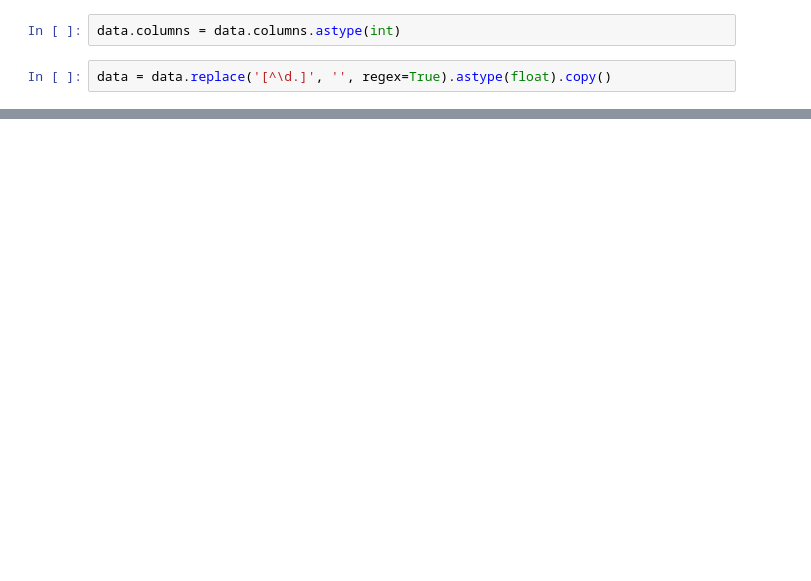
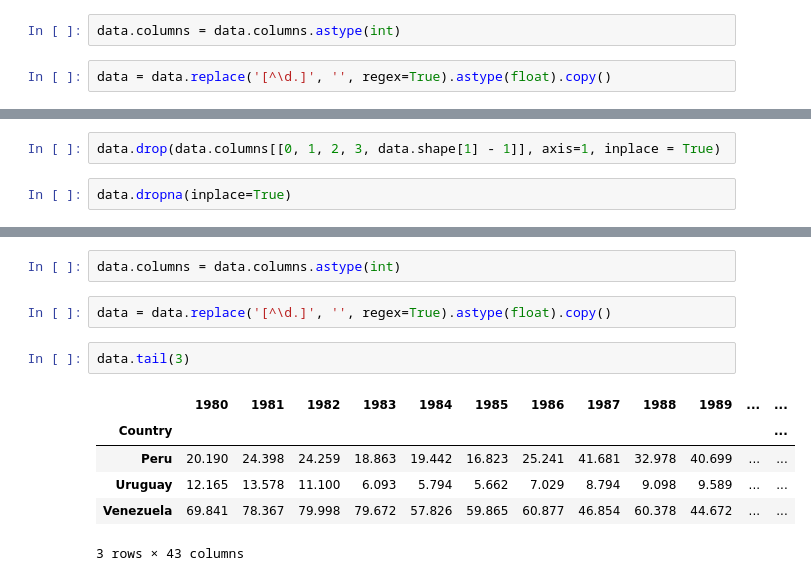
Before and after one commit to MoysesAz/Analyze-emerging, a Jupyter notebook: Analytics_South_America_by_Carolina.ipynb, the cells around one changed output, grey strips where cells are left out. Drawn from its saved outputs; the diff is of its cells as text; blank space fills up the shorter version.

```diff
--- a/Analytics_South_America_by_Carolina.ipynb
+++ b/Analytics_South_America_by_Carolina.ipynb
@@ -39,0 +79,4 @@ data.to_excel("data_finish_america_sul/pib_percapita/Pib_percapita_transpose.xls
+# %%
+data.drop(data.columns[[0, 1, 2, 3, data.shape[1] - 1]], axis=1, inplace = True)
+# %%
+data.dropna(inplace=True)
@@ -39,0 +90,13 @@ data.to_excel("data_finish_america_sul/pib_percapita/Pib_percapita_transpose.xls
+# %%
+data.columns = data.columns.astype(int)
+# %%
+data = data.replace('[^\d.]', '', regex=True).astype(float).copy()
+# %%
+data.tail(3)
+# %% [output]
+|  | 1980 | 1981 | 1982 | 1983 | 1984 | 1985 | 1986 | 1987 | 1988 | 1989 | ... | ... |
+| Country |  |  |  |  |  |  |  |  |  |  |  | ... |
+| Peru | 20.190 | 24.398 | 24.259 | 18.863 | 19.442 | 16.823 | 25.241 | 41.681 | 32.978 | 40.699 | ... | ... |
+| Uruguay | 12.165 | 13.578 | 11.100 | 6.093 | 5.794 | 5.662 | 7.029 | 8.794 | 9.098 | 9.589 | ... | ... |
+| Venezuela | 69.841 | 78.367 | 79.998 | 79.672 | 57.826 | 59.865 | 60.877 | 46.854 | 60.378 | 44.672 | ... | ... |
+3 rows × 43 columns
```
Also changed, not shown: parts of 40 cells of this notebook, 34 other files.
